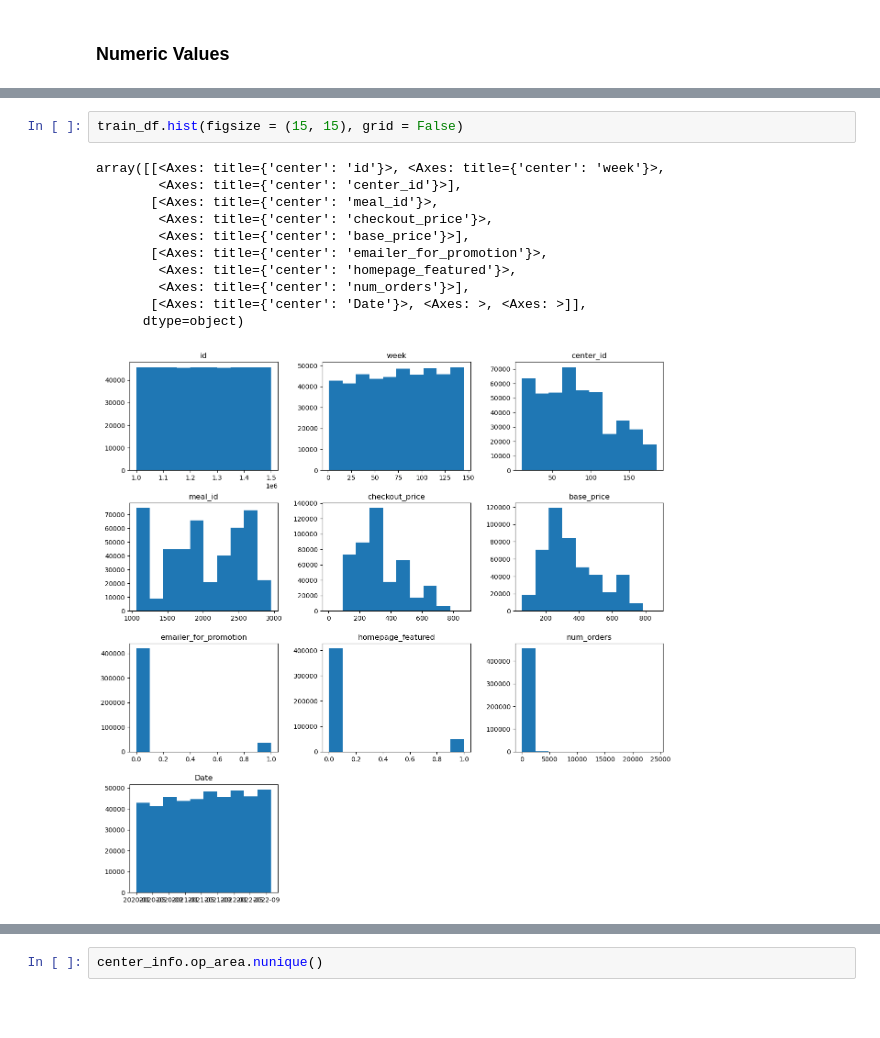
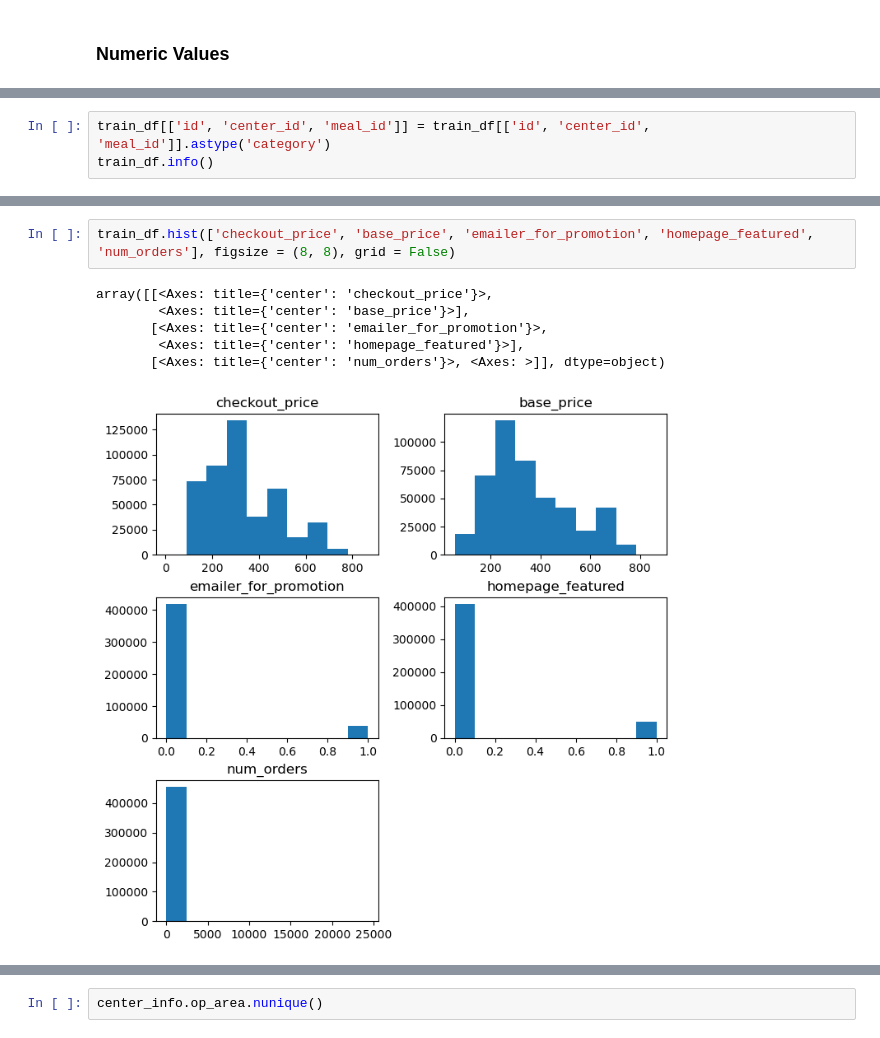
Before and after one commit to ndhomse/food-demand-forecasting, a Jupyter notebook: notebook/Food-Demand-Forecasting.ipynb, the cells around one changed output, grey strips where cells are left out. Drawn from its saved outputs; the diff is of its cells as text; blank space fills up the shorter version.

```diff
--- a/notebook/Food-Demand-Forecasting.ipynb
+++ b/notebook/Food-Demand-Forecasting.ipynb
@@ -242,0 +233,3 @@ train_df.describe()
+# %%
+train_df[['id', 'center_id', 'meal_id']] = train_df[['id', 'center_id', 'meal_id']].astype('category')
+train_df.info()
@@ -243,14 +275,9 @@ train_df.describe()
 # %%
-train_df.hist(figsize = (15, 15), grid = False)
+train_df.hist(['checkout_price', 'base_price', 'emailer_for_promotion', 'homepage_featured', 'num_orders'], figsize = (8, 8), grid = False)
 # %% [output]
-array([[<Axes: title={'center': 'id'}>, <Axes: title={'center': 'week'}>,
-        <Axes: title={'center': 'center_id'}>],
-       [<Axes: title={'center': 'meal_id'}>,
-        <Axes: title={'center': 'checkout_price'}>,
+array([[<Axes: title={'center': 'checkout_price'}>,
         <Axes: title={'center': 'base_price'}>],
        [<Axes: title={'center': 'emailer_for_promotion'}>,
-        <Axes: title={'center': 'homepage_featured'}>,
-        <Axes: title={'center': 'num_orders'}>],
-       [<Axes: title={'center': 'Date'}>, <Axes: >, <Axes: >]],
-      dtype=object)
+        <Axes: title={'center': 'homepage_featured'}>],
+       [<Axes: title={'center': 'num_orders'}>, <Axes: >]], dtype=object)
-[figure, old version]
+[figure, new version]
```
Also changed, not shown: parts of 123 cells of this notebook.
